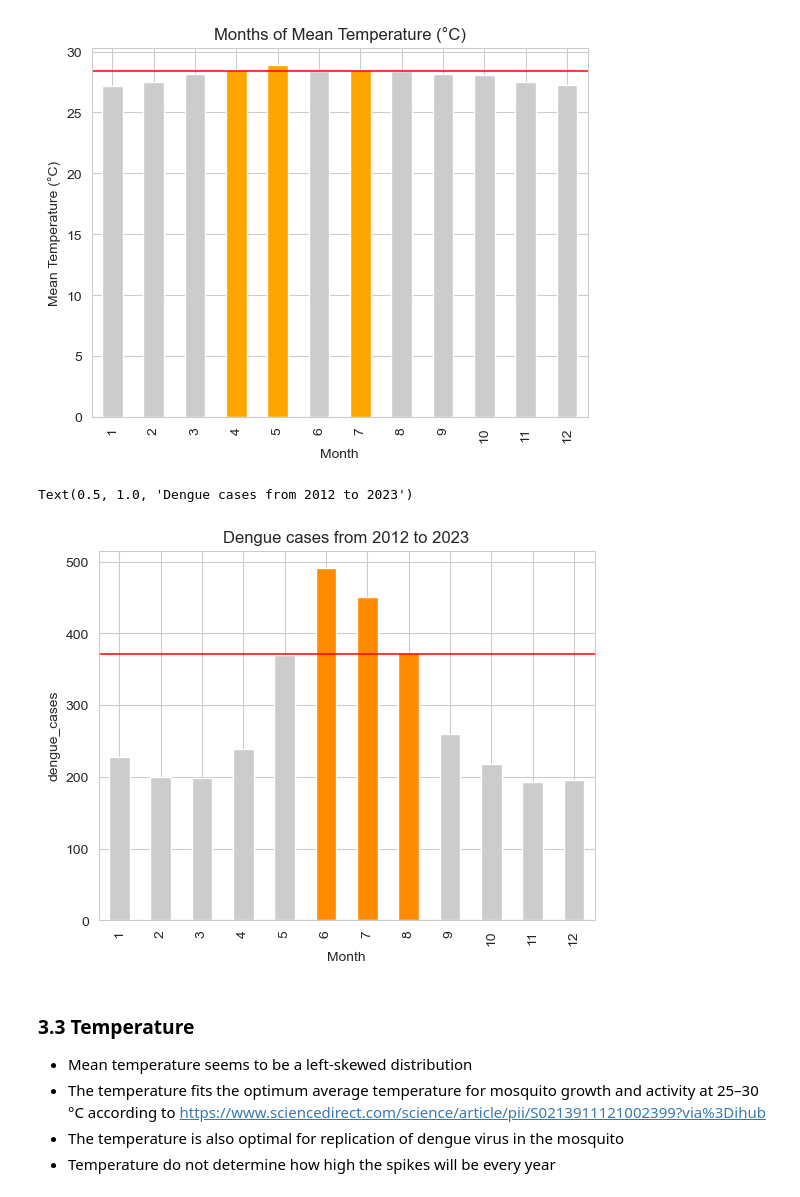
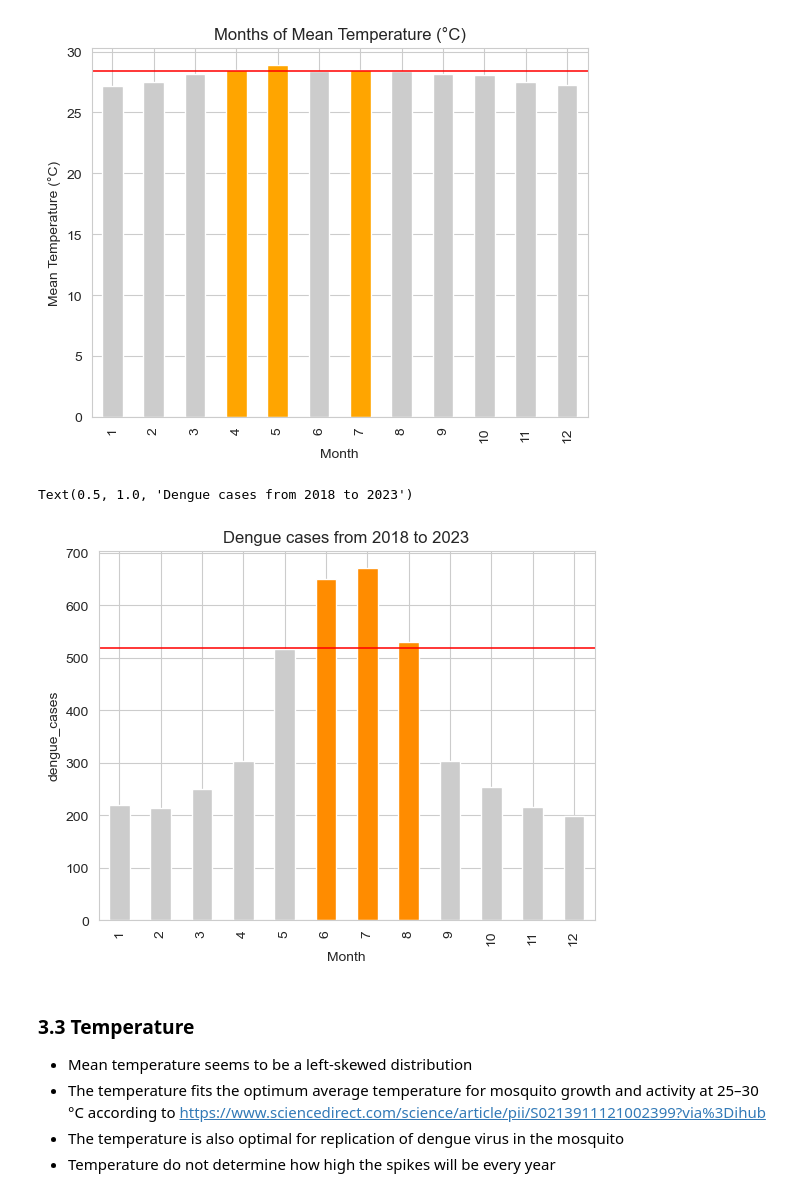
Before and after one commit to sherenaLIM/Predictive-Model-for-Dengue-Forked, a Jupyter notebook: visualisations/EDA_Dengue_GoogleTrends.ipynb, the cells around one changed output. Saved outputs shown, nothing was run; the diff lists cells and outputs as text; code cells hidden in the pictures.

```diff
--- a/visualisations/EDA_Dengue_GoogleTrends.ipynb
+++ b/visualisations/EDA_Dengue_GoogleTrends.ipynb
@@ -253,11 +257,11 @@ single_variable_barplot(df,'Mean Temperature (°C)','orange',0.75)
 # %% [output]
 [figure]
 # %%
-single_variable_barplot(df2,'dengue_cases','darkorange',0.75)
-plt.title('Dengue cases from 2012 to 2023')
+single_variable_barplot(df,'dengue_cases','darkorange',0.75)
+plt.title('Dengue cases from 2018 to 2023')
 # %% [output]
-Text(0.5, 1.0, 'Dengue cases from 2012 to 2023')
+Text(0.5, 1.0, 'Dengue cases from 2018 to 2023')
-[figure, old version]
+[figure, new version]
 # %% [markdown]
 ### 3.3 Temperature
 * Mean temperature seems to be a left-skewed distribution
```
Also changed, not shown: parts of 14 cells of this notebook, 25 other files.
